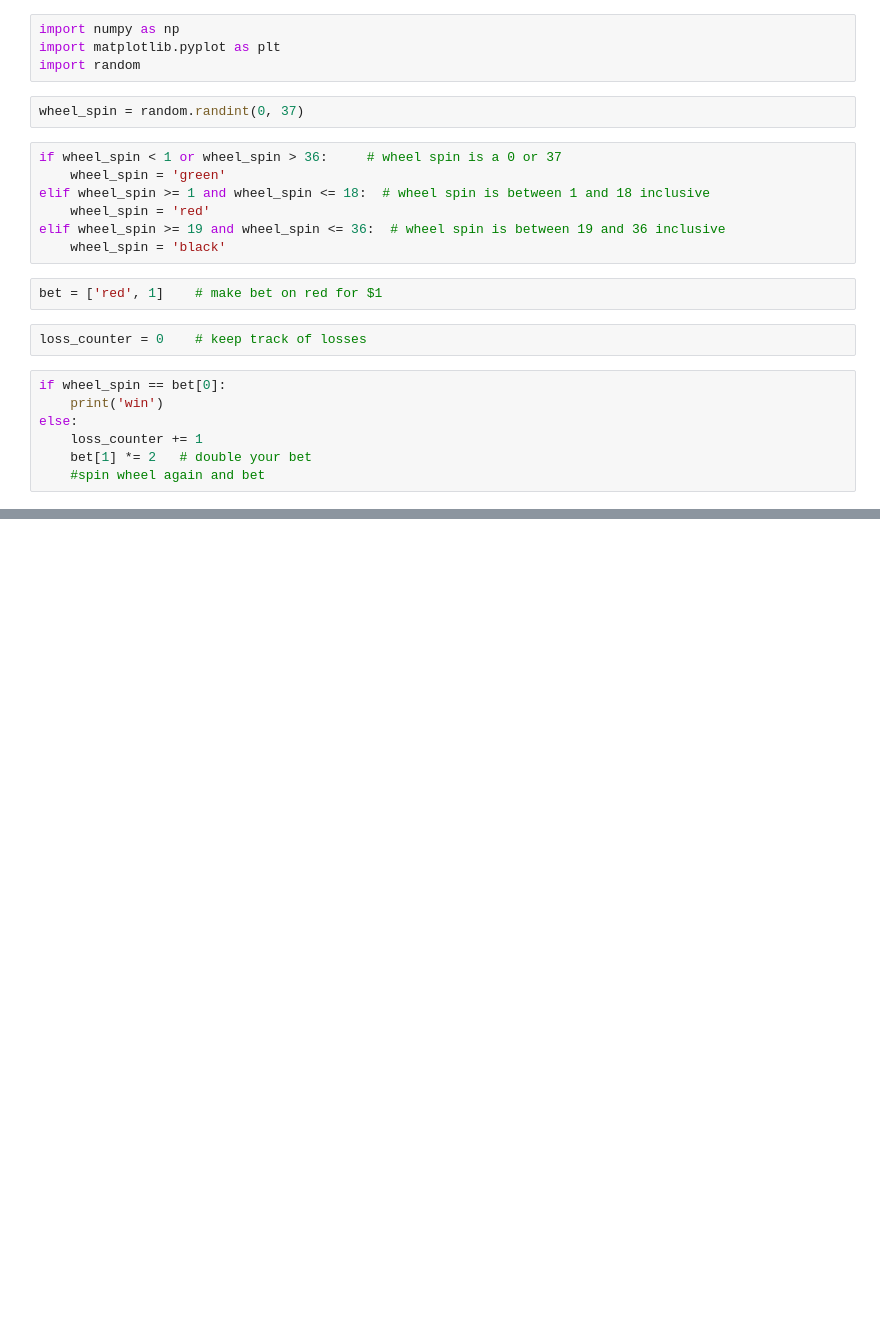
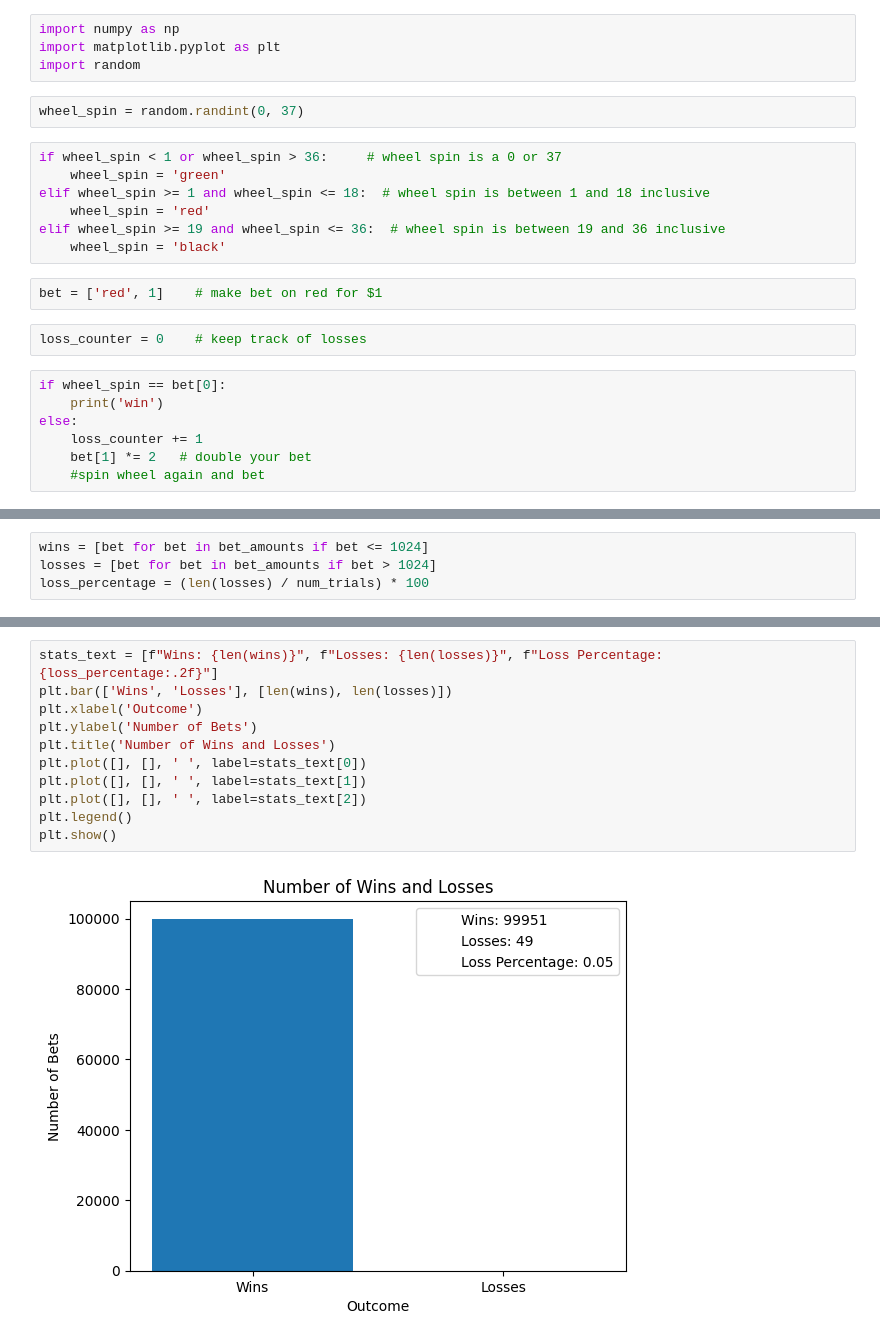
Before and after one commit to michaeledge27/mathModeling, a Jupyter notebook: projects/gamblingSystem.ipynb, the cells around one changed output, grey strips where cells are left out. Drawn from its saved outputs; the diff is of its cells as text; blank space fills up the shorter version.

```diff
--- a/projects/gamblingSystem.ipynb
+++ b/projects/gamblingSystem.ipynb
@@ -261,0 +166,4 @@ Percentage of games lost everything: 0.10%
+# %%
+wins = [bet for bet in bet_amounts if bet <= 1024]
+losses = [bet for bet in bet_amounts if bet > 1024]
+loss_percentage = (len(losses) / num_trials) * 100
@@ -261,0 +184,13 @@ Percentage of games lost everything: 0.10%
+# %%
+stats_text = [f"Wins: {len(wins)}", f"Losses: {len(losses)}", f"Loss Percentage: {loss_percentage:.2f}"]
+plt.bar(['Wins', 'Losses'], [len(wins), len(losses)])
+plt.xlabel('Outcome')
+plt.ylabel('Number of Bets')
+plt.title('Number of Wins and Losses')
+plt.plot([], [], ' ', label=stats_text[0])
+plt.plot([], [], ' ', label=stats_text[1])
+plt.plot([], [], ' ', label=stats_text[2])
+plt.legend()
+plt.show()
+# %% [output]
+[figure, added]
```
Also changed, not shown: parts of 31 cells of this notebook.
